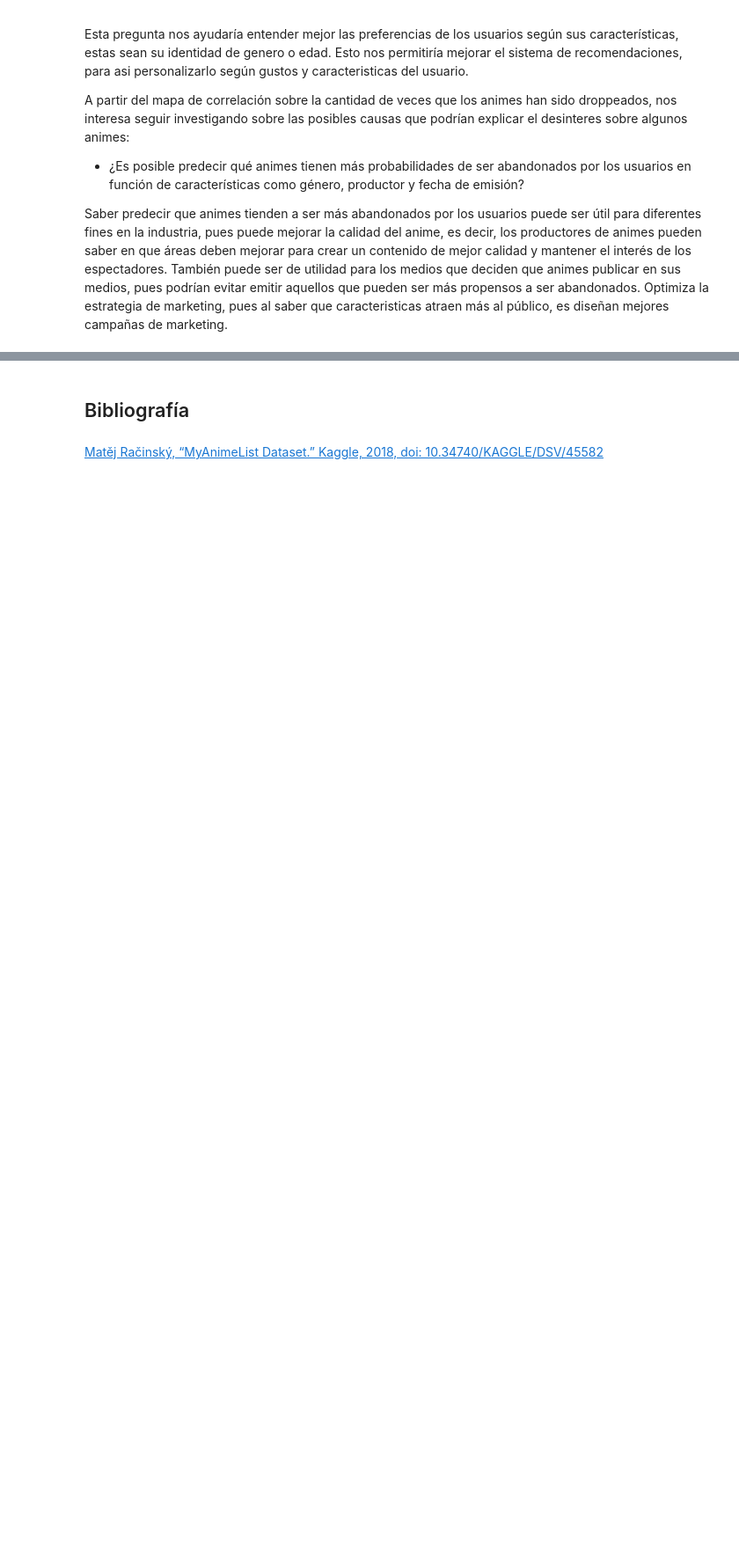
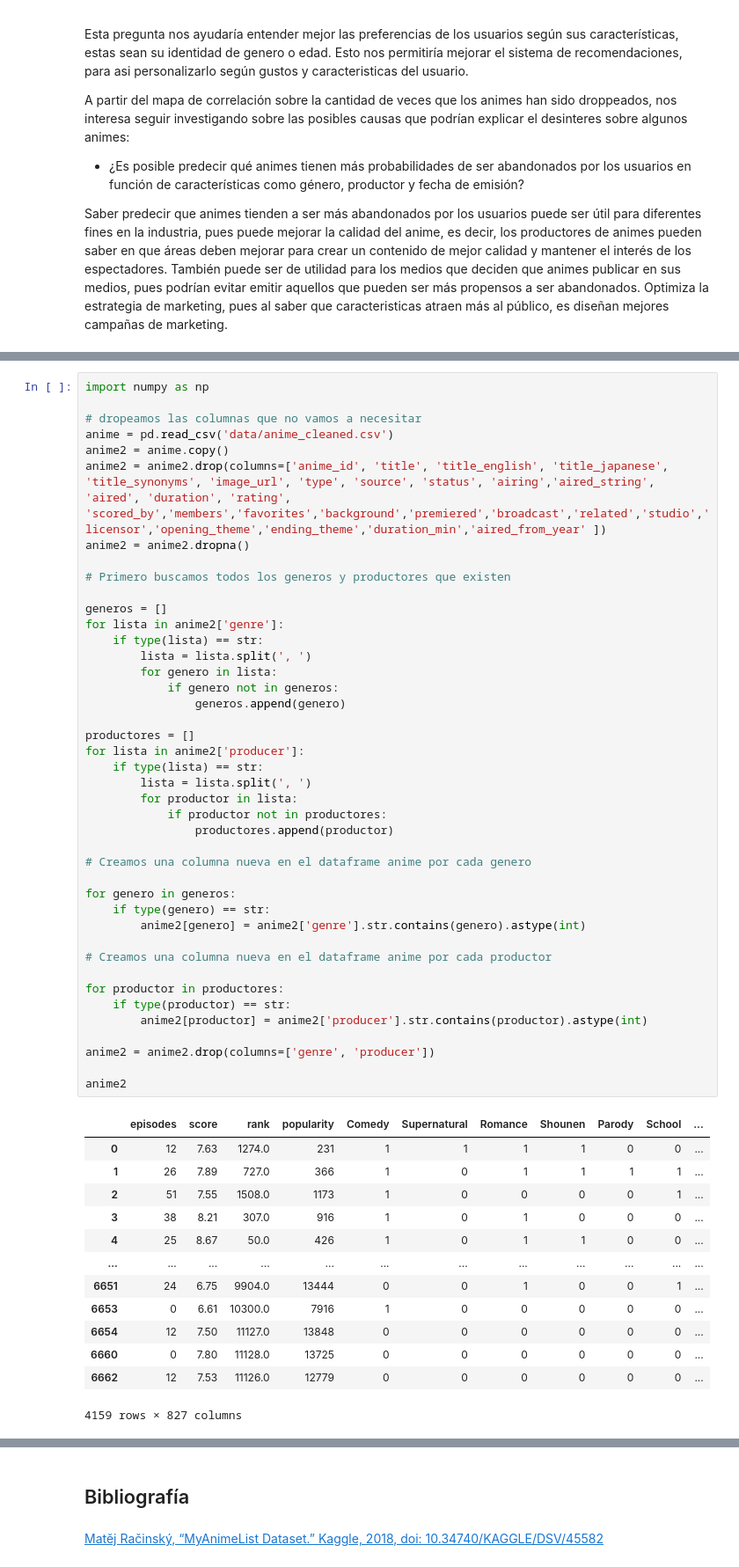
Before and after one commit to oppallios/mineria_g9_anime, a Jupyter notebook: anime_hito2.ipynb, the cells around one changed output, grey strips where cells are left out. Shown at 88% size. Drawn from its saved outputs; the diff is of its cells as text; blank space fills up the shorter version.

```diff
--- a/anime_hito2.ipynb
+++ b/anime_hito2.ipynb
@@ -512,0 +555,56 @@ Se hace una agregación con “drop_prob” para incorporar la columna.
+# %%
+import numpy as np
+
+# dropeamos las columnas que no vamos a necesitar
+anime = pd.read_csv('data/anime_cleaned.csv')
+anime2 = anime.copy()
+anime2 = anime2.drop(columns=['anime_id', 'title', 'title_english', 'title_japanese', 'title_synonyms', 'image_url', 'type', 'source', 'status', 'airing','aired_string', 'aired', 'duration', 'rating', 'scored_by','members','favorites','background','premiered','broadcast','related','studio','licensor','opening_theme','ending_theme','duration_min','aired_from_year' ])
+anime2 = anime2.dropna()
+
+# Primero buscamos todos los generos y productores que existen
+
+generos = []
+for lista in anime2['genre']:
+    if type(lista) == str:
+        lista = lista.split(', ')
+        for genero in lista:
+            if genero not in generos:
+                generos.append(genero)
+
+productores = []
+for lista in anime2['producer']:
+    if type(lista) == str:
+        lista = lista.split(', ')
+        for productor in lista:
+            if productor not in productores:
+                productores.append(productor)
+
+# Creamos una columna nueva en el dataframe anime por cada genero
+
+for genero in generos:
+    if type(genero) == str:
+        anime2[genero] = anime2['genre'].str.contains(genero).astype(int)
+
+# Creamos una columna nueva en el dataframe anime por cada productor
+
+for productor in productores:
+    if type(productor) == str:
+        anime2[productor] = anime2['producer'].str.contains(productor).astype(int)
+
+anime2 = anime2.drop(columns=['genre', 'producer'])
+
+anime2
+# %% [output]
+|  | episodes | score | rank | popularity | Comedy | Supernatural | Romance | Shounen | Parody | School | ... |
+| 0 | 12 | 7.63 | 1274.0 | 231 | 1 | 1 | 1 | 1 | 0 | 0 | ... |
+| 1 | 26 | 7.89 | 727.0 | 366 | 1 | 0 | 1 | 1 | 1 | 1 | ... |
+| 2 | 51 | 7.55 | 1508.0 | 1173 | 1 | 0 | 0 | 0 | 0 | 1 | ... |
+| 3 | 38 | 8.21 | 307.0 | 916 | 1 | 0 | 1 | 0 | 0 | 0 | ... |
+| 4 | 25 | 8.67 | 50.0 | 426 | 1 | 0 | 1 | 1 | 0 | 0 | ... |
+| ... | ... | ... | ... | ... | ... | ... | ... | ... | ... | ... | ... |
+| 6651 | 24 | 6.75 | 9904.0 | 13444 | 0 | 0 | 1 | 0 | 0 | 1 | ... |
+| 6653 | 0 | 6.61 | 10300.0 | 7916 | 1 | 0 | 0 | 0 | 0 | 0 | ... |
+| 6654 | 12 | 7.50 | 11127.0 | 13848 | 0 | 0 | 0 | 0 | 0 | 0 | ... |
+| 6660 | 0 | 7.80 | 11128.0 | 13725 | 0 | 0 | 0 | 0 | 0 | 0 | ... |
+| 6662 | 12 | 7.53 | 11126.0 | 12779 | 0 | 0 | 0 | 0 | 0 | 0 | ... |
+4159 rows × 827 columns
```
Also changed, not shown: parts of 15 cells of this notebook, 2 other files.
